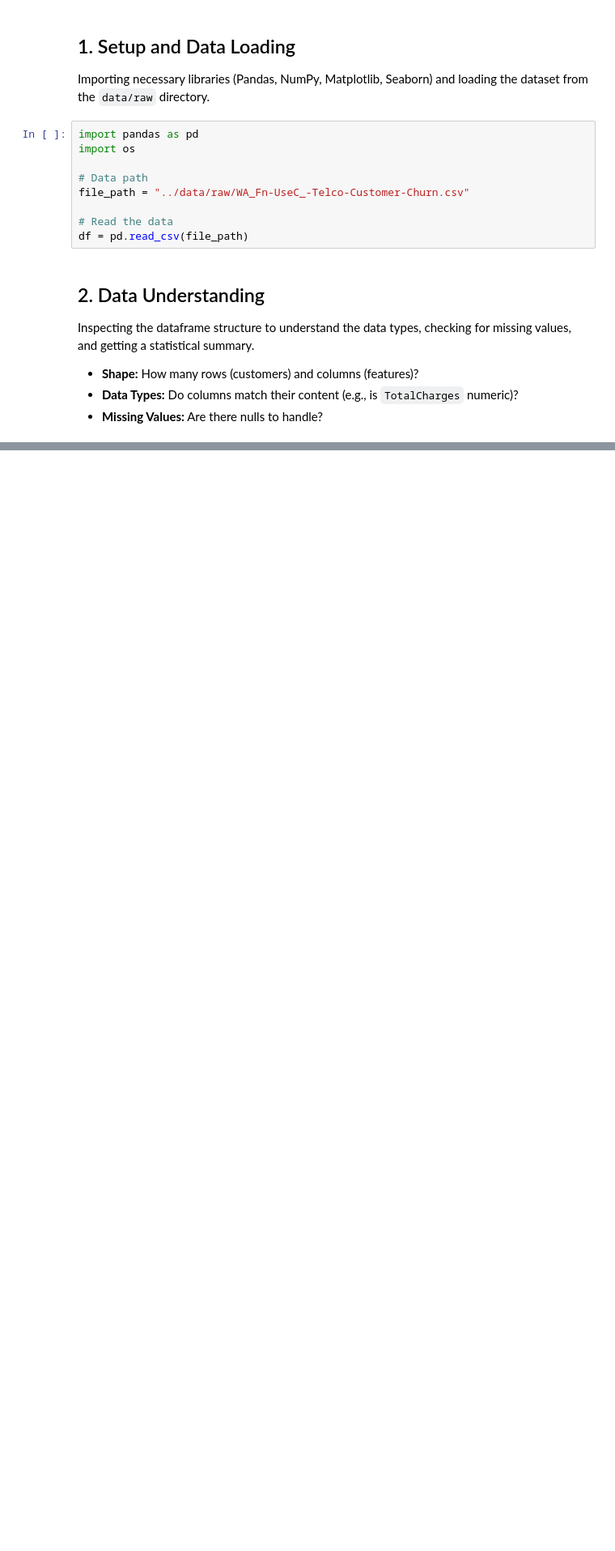
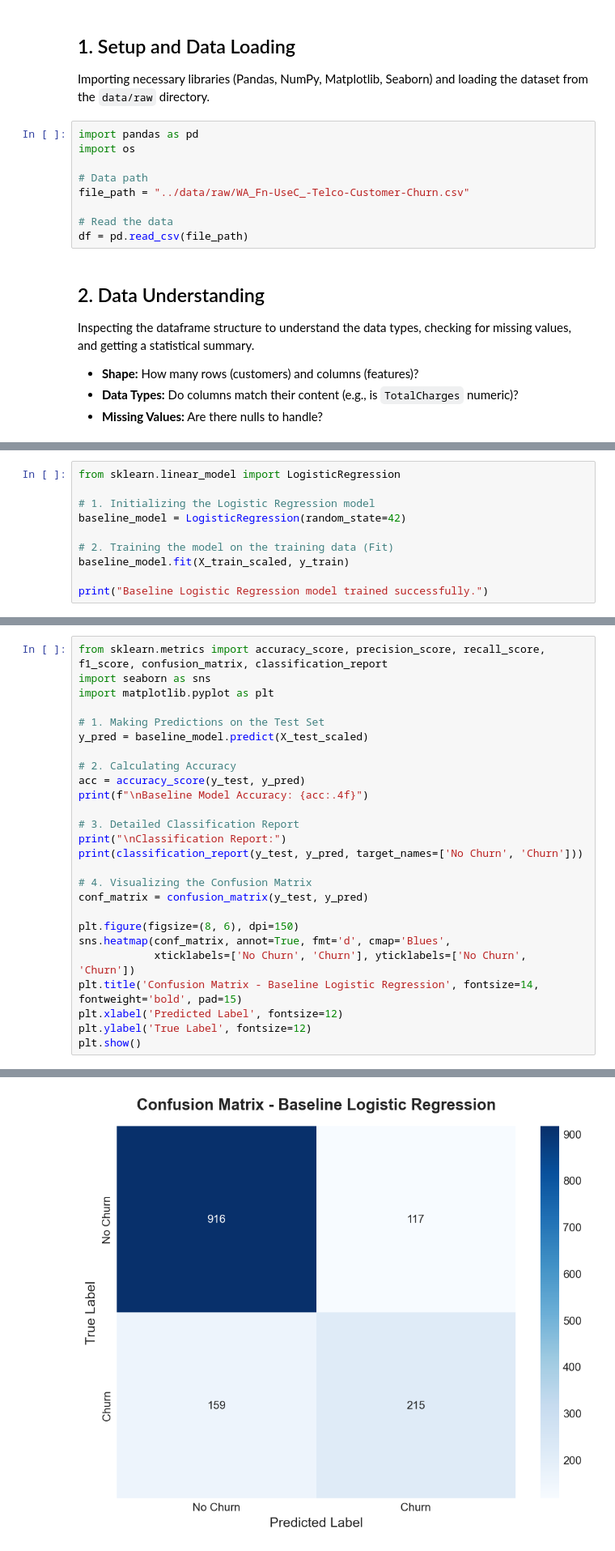
Before and after one commit to bedirhankaraahmetli/churn-prediction, a Jupyter notebook: notebooks/1.0-eda-baseline.ipynb, the cells around one changed output, grey strips where cells are left out. Shown at 81% size. Drawn from its saved outputs; the diff is of its cells as text; blank space fills up the shorter version.

Commit message:
Complete Beginner Phase with Baseline Logistic Regression model

```diff
--- a/notebooks/1.0-eda-baseline.ipynb
+++ b/notebooks/1.0-eda-baseline.ipynb
@@ -43,0 +417,10 @@ df.head()
+# %%
+from sklearn.linear_model import LogisticRegression
+
+# 1. Initializing the Logistic Regression model
+baseline_model = LogisticRegression(random_state=42)
+
+# 2. Training the model on the training data (Fit)
+baseline_model.fit(X_train_scaled, y_train)
+
+print("Baseline Logistic Regression model trained successfully.")
@@ -43,0 +435,27 @@ df.head()
+# %%
+from sklearn.metrics import accuracy_score, precision_score, recall_score, f1_score, confusion_matrix, classification_report
+import seaborn as sns
+import matplotlib.pyplot as plt
+
+# 1. Making Predictions on the Test Set
+y_pred = baseline_model.predict(X_test_scaled)
+
+# 2. Calculating Accuracy
+acc = accuracy_score(y_test, y_pred)
+print(f"\nBaseline Model Accuracy: {acc:.4f}")
+
+# 3. Detailed Classification Report
+print("\nClassification Report:")
+print(classification_report(y_test, y_pred, target_names=['No Churn', 'Churn']))
+
+# 4. Visualizing the Confusion Matrix
+conf_matrix = confusion_matrix(y_test, y_pred)
+
+plt.figure(figsize=(8, 6), dpi=150)
+sns.heatmap(conf_matrix, annot=True, fmt='d', cmap='Blues',
+            xticklabels=['No Churn', 'Churn'], yticklabels=['No Churn', 'Churn'])
+plt.title('Confusion Matrix - Baseline Logistic Regression', fontsize=14, fontweight='bold', pad=15)
+plt.xlabel('Predicted Label', fontsize=12)
+plt.ylabel('True Label', fontsize=12)
+plt.show()
+# %% [output]
@@ -43,0 +473 @@ df.head()
+[figure, added]
```
Also changed, not shown: parts of 22 cells of this notebook, 2 other files.
